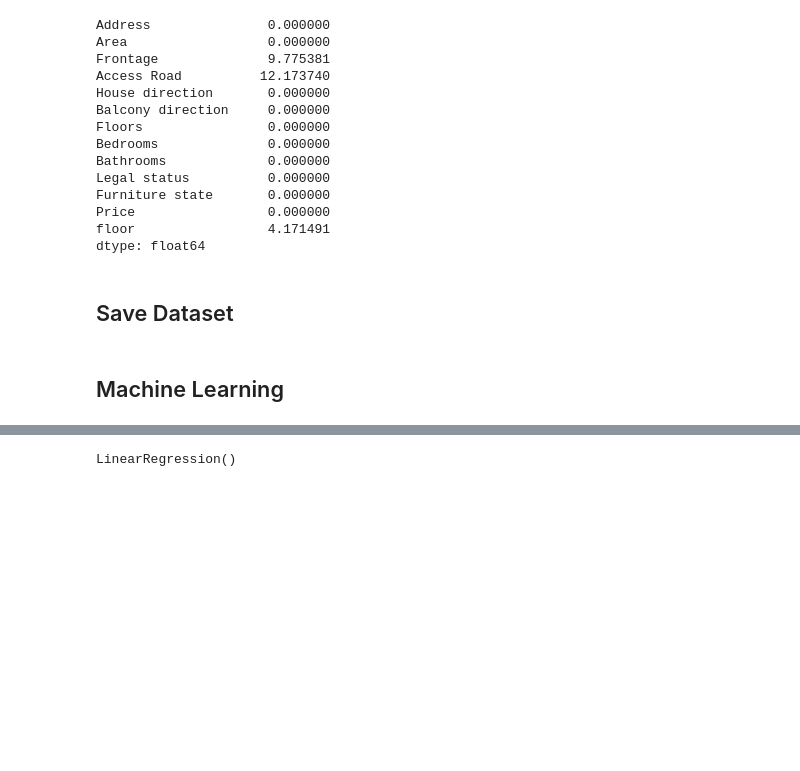
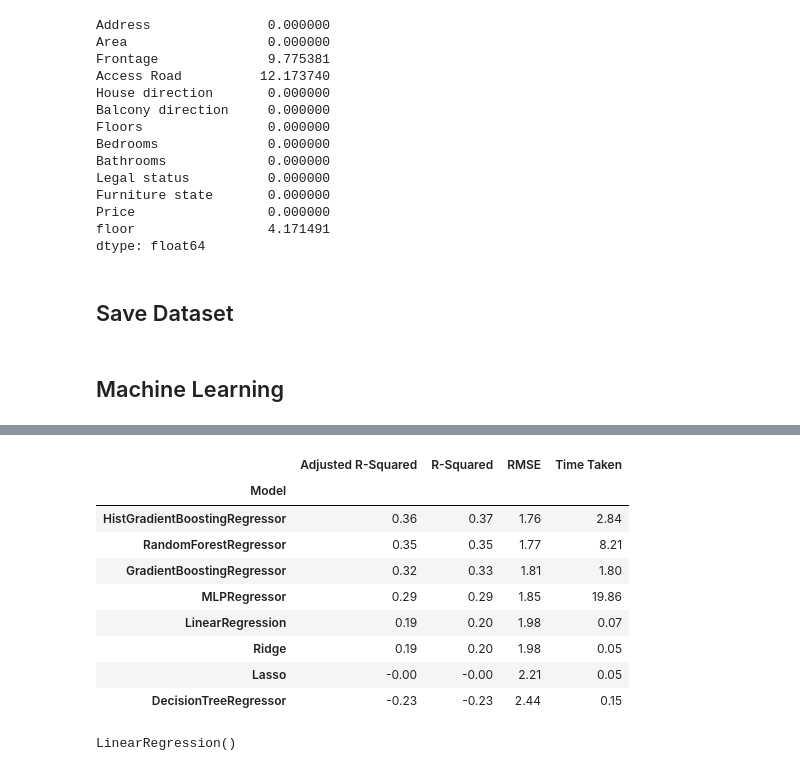
Before and after one commit to MonkeyNerdCoding/Vietnam-House-Price-Prediction, a Jupyter notebook: House_pricing.ipynb, the cells around one changed output, grey strips where cells are left out. Saved outputs shown, nothing was run; the diff lists cells and outputs as text; code cells hidden in the pictures; blank space fills up the shorter version.

```diff
--- a/House_pricing.ipynb
+++ b/House_pricing.ipynb
@@ -377,3 +452,16 @@ X_test_processed = preprocessor.transform(X_test)
+# %%
+models
+# %% [output]
+|  | Adjusted R-Squared | R-Squared | RMSE | Time Taken |
+| Model |  |  |  |  |
+| HistGradientBoostingRegressor | 0.36 | 0.37 | 1.76 | 2.84 |
+| RandomForestRegressor | 0.35 | 0.35 | 1.77 | 8.21 |
+| GradientBoostingRegressor | 0.32 | 0.33 | 1.81 | 1.80 |
+| MLPRegressor | 0.29 | 0.29 | 1.85 | 19.86 |
+| LinearRegression | 0.19 | 0.20 | 1.98 | 0.07 |
+| Ridge | 0.19 | 0.20 | 1.98 | 0.05 |
+| Lasso | -0.00 | -0.00 | 2.21 | 0.05 |
+| DecisionTreeRegressor | -0.23 | -0.23 | 2.44 | 0.15 |
 # %%
 from sklearn.linear_model import LinearRegression
 model = LinearRegression()
```
Also changed, not shown: parts of 34 cells of this notebook, 6 other files.
